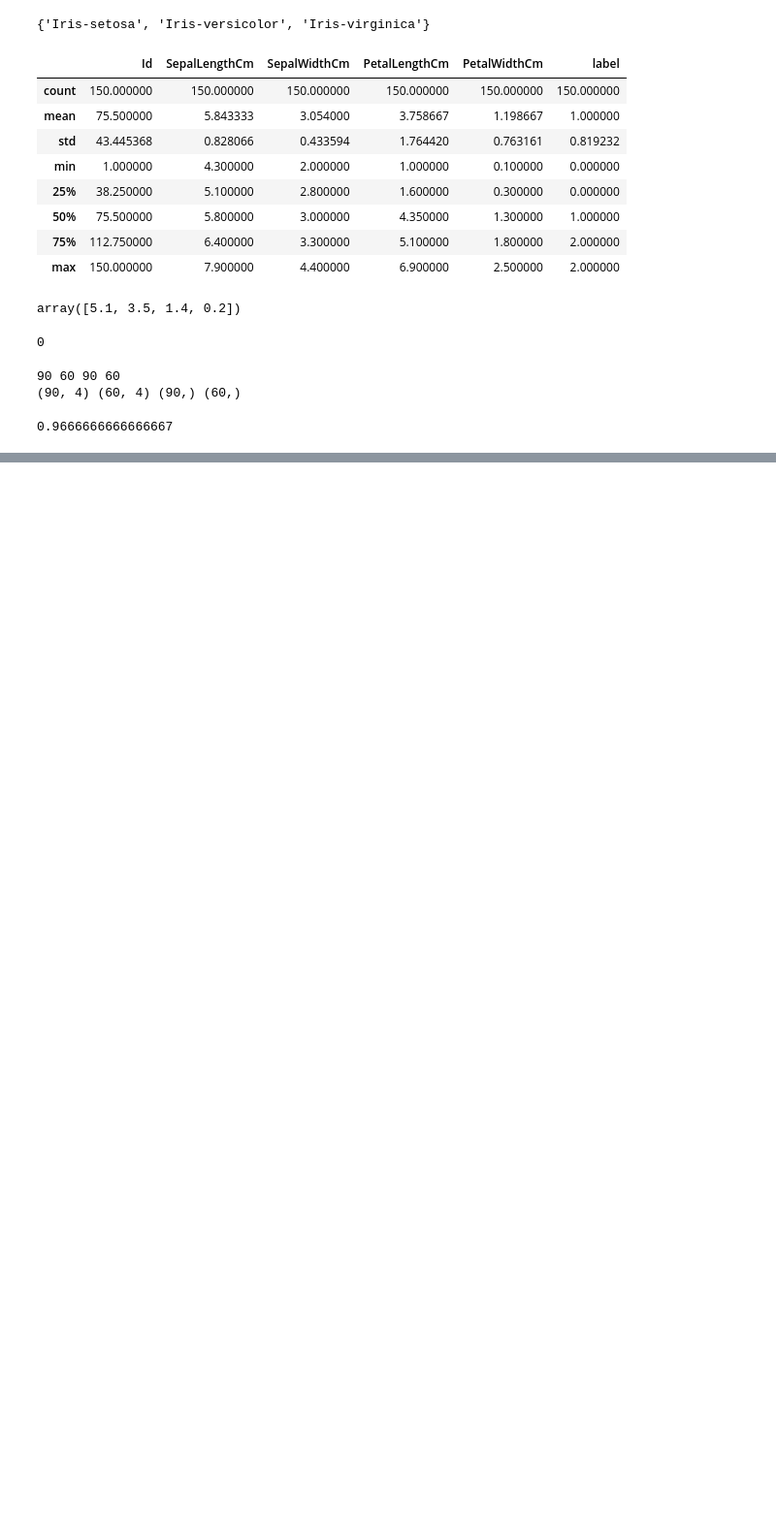
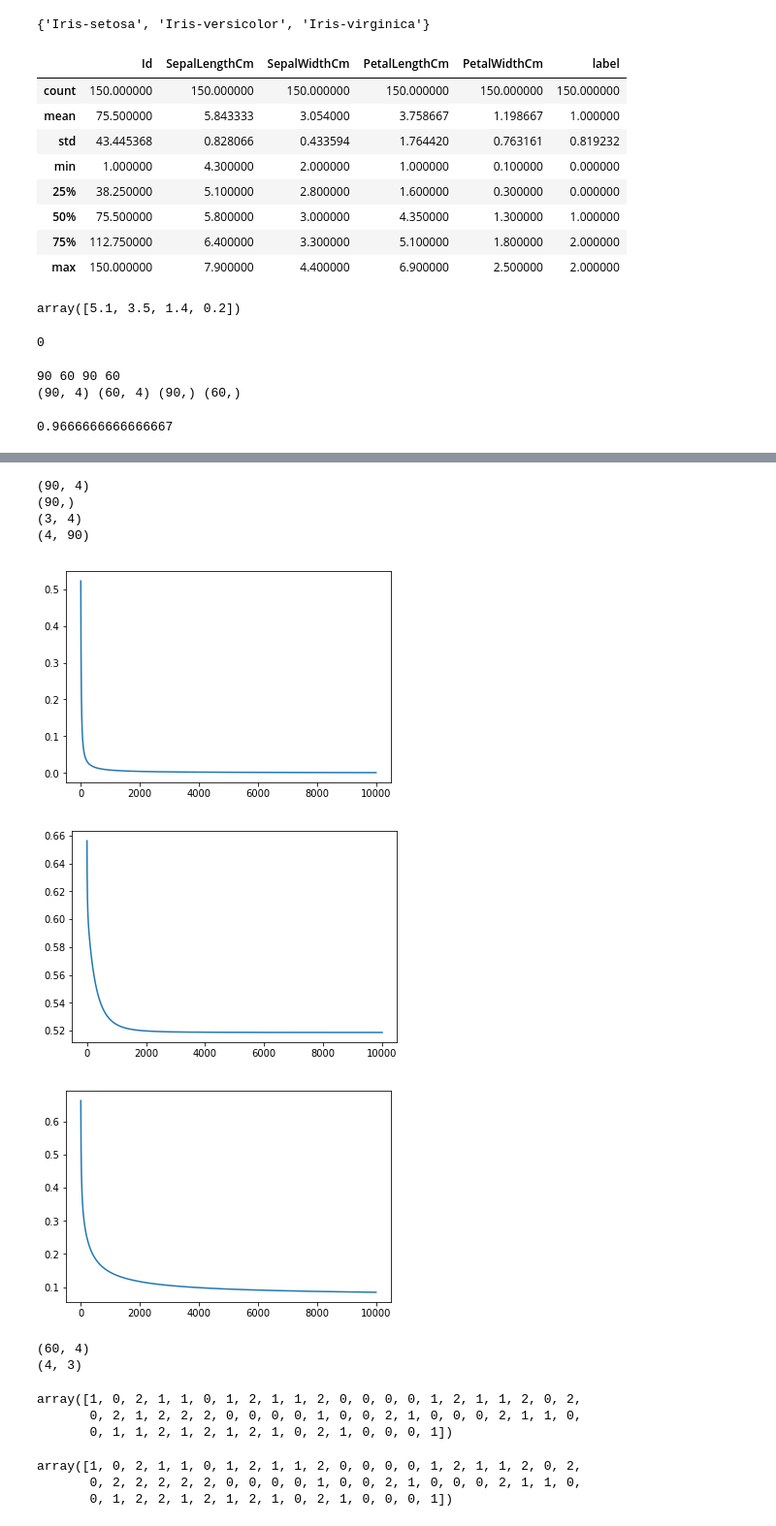
Before and after one commit to freeI3ird/ML-Practice, a Jupyter notebook: scripts/logistic-regression/logistic-regression.ipynb, the cells around one changed output, grey strips where cells are left out. Shown at 97% size. Saved outputs shown, nothing was run; the diff lists cells and outputs as text; code cells hidden in the pictures; blank space fills up the shorter version.

```diff
--- a/scripts/logistic-regression/logistic-regression.ipynb
+++ b/scripts/logistic-regression/logistic-regression.ipynb
@@ -76,3 +78,5 @@ array([0.5       , 0.73105858])
 # %%
 xtranspose = xtrain.transpose()
-xtranspose.shape
+# xtranspose.shape
+training_samples = len(xtrain)
+testing_samples = len(xtest)
@@ -81,3 +82,0 @@ xtranspose.shape
-# %%
-def logCost(X,y, w):
-    m = len(y)
@@ -86,0 +94,42 @@ def logCost(X,y, w):
+# %%
+def solve(yList, label):
+    temp = []
+    for i in yList:
+        if i == label:
+            temp.append(1)
+        else:
+            temp.append(0)
+    return temp
+y0 = solve(ytrain, 0)
+y1 = solve(ytrain, 1)
+y2 = solve(ytrain, 2)
+yArr = np.array([y0, y1, y2],ndmin= 2 )
+# print(yArr[0])
+# print(yArr[1])
+# print(yArr[2])
+# ytrain
+# %%
+print(xtrain.shape)
+print(ytrain.shape)
+print(w.shape)
+print(xtranspose.shape)
+# %% [output]
+(90, 4)
+(90,)
+(3, 4)
+(4, 90)
+# %%
+w = np.zeros(shape=(3,4))
+epochs = 10000
+learning_rate = 0.1
+cost_list = [[] for i in range(3)]
+for i in range(3):
+    for item in range(epochs):
+        temp = hypothesis(xtrain,w[i]) - yArr[i]
+        temp = np.matmul(xtranspose, temp)
+    #     print('derivative:', temp, temp.shape)
+#         print(temp)
+        w[i] = w[i] - learning_rate*(temp/training_samples)
+    #     print('weights:',w,w.shape)
+        cost_list[i].append(logCost(xtrain,yArr[i], w[i]))
+    #     print('cost', cost_list[0])
@@ -86,0 +138,29 @@ def logCost(X,y, w):
+# %%
+for i in range(3):
+    plt.plot([j+1 for j in range(epochs)], cost_list[i])
+    plt.show()
+# %% [output]
+[figure, added]
+[figure, added]
+[figure, added]
+# %%
+print(xtest.shape)
+wtranspose = w.transpose()
+print(wtranspose.shape)
+# %% [output]
+(60, 4)
+(4, 3)
+# %%
+temp = np.matmul(xtest, wtranspose)
+ypredict= np.argmax(temp, axis = 1)
+ypredict
+# %% [output]
+array([1, 0, 2, 1, 1, 0, 1, 2, 1, 1, 2, 0, 0, 0, 0, 1, 2, 1, 1, 2, 0, 2,
+       0, 2, 1, 2, 2, 2, 0, 0, 0, 0, 1, 0, 0, 2, 1, 0, 0, 0, 2, 1, 1, 0,
+       0, 1, 1, 2, 1, 2, 1, 2, 1, 0, 2, 1, 0, 0, 0, 1])
+# %%
+ytest
+# %% [output]
+array([1, 0, 2, 1, 1, 0, 1, 2, 1, 1, 2, 0, 0, 0, 0, 1, 2, 1, 1, 2, 0, 2,
+       0, 2, 2, 2, 2, 2, 0, 0, 0, 0, 1, 0, 0, 2, 1, 0, 0, 0, 2, 1, 1, 0,
+       0, 1, 2, 2, 1, 2, 1, 2, 1, 0, 2, 1, 0, 0, 0, 1])
```
Also changed, not shown: parts of 6 cells of this notebook, 3 other files.
